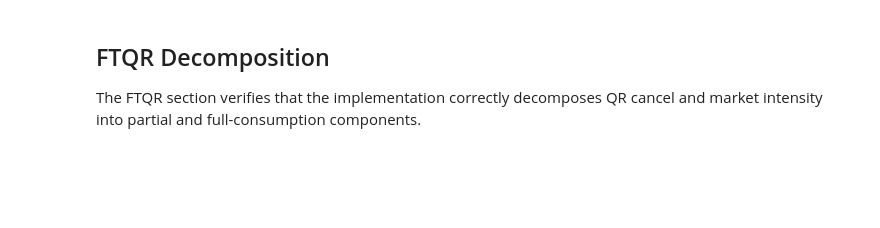
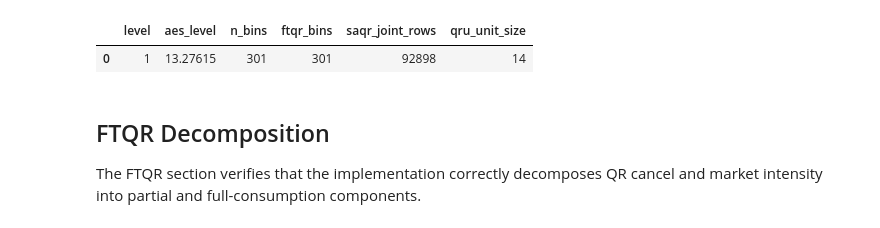
Before and after one commit to MrMay0/queue-reactive-models, a Jupyter notebook: notebooks/04_qr_model_validation.ipynb, the cells around one changed output. Saved outputs shown, nothing was run; the diff lists cells and outputs as text; code cells hidden in the pictures; blank space fills up the shorter version.

```diff
--- a/notebooks/04_qr_model_validation.ipynb
+++ b/notebooks/04_qr_model_validation.ipynb
@@ -52,0 +19,98 @@ display(summary_df)
+# %%
+from pathlib import Path
+import json
+
+import matplotlib.pyplot as plt
+import numpy as np
+import pandas as pd
+from IPython.display import Markdown, display
+from matplotlib.colors import LinearSegmentedColormap
+
+ROOT = Path.cwd()
+if ROOT.name == "notebooks":
+    ROOT = ROOT.parent
+
+PRIMARY_RESULTS_DIR = ROOT / "data/processed/remote_results/qr_model_validation"
+LEGACY_DIRS = [
+    PRIMARY_RESULTS_DIR,
+    ROOT / "data/processed/remote_results_saqr_test/qr_model_validation",
+    ROOT / "data/processed/ftqr_diagnostics",
+    ROOT / "data/processed",
+]
+AES_CROP_MAX = 30
+
+FILE_LOCATIONS = {
+    "calibration_summary.json": [
+        PRIMARY_RESULTS_DIR / "calibration_summary.json",
+        ROOT / "data/processed/remote_results_saqr_test/qr_model_validation/calibration_summary.json",
+    ],
+    "common_intensity.parquet": [
+        PRIMARY_RESULTS_DIR / "common_intensity.parquet",
+        ROOT / "data/processed/remote_results_saqr_test/qr_model_validation/common_intensity.parquet",
+    ],
+    "ftqr_intensity.parquet": [
+        PRIMARY_RESULTS_DIR / "ftqr_intensity.parquet",
+        ROOT / "data/processed/remote_results_saqr_test/qr_model_validation/ftqr_intensity.parquet",
+    ],
+    "qr_intensities.parquet": [
+        PRIMARY_RESULTS_DIR / "qr_intensities.parquet",
+        ROOT / "data/processed/qr_intensities.parquet",
+    ],
+    "saqr_aes.parquet": [
+        PRIMARY_RESULTS_DIR / "saqr_aes.parquet",
+        ROOT / "data/processed/remote_results_saqr_test/qr_model_validation/saqr_aes.parquet",
+    ],
+    "joint_size.parquet": [
+        PRIMARY_RESULTS_DIR / "joint_size.parquet",
+        ROOT / "data/processed/remote_results_saqr_test/qr_model_validation/joint_size.parquet",
+    ],
+    "eta_size_distribution.parquet": [
+        PRIMARY_RESULTS_DIR / "eta_size_distribution.parquet",
+        ROOT / "data/processed/remote_results_saqr_test/qr_model_validation/eta_size_distribution.parquet",
+    ],
+    "ftqr_small_n_table.csv": [
+        PRIMARY_RESULTS_DIR / "ftqr_small_n_table.csv",
+        ROOT / "data/processed/ftqr_diagnostics/ftqr_small_n_table.csv",
+    ],
+    "ftqr_full_consumption_probabilities.csv": [
+        PRIMARY_RESULTS_DIR / "ftqr_full_consumption_probabilities.csv",
+        ROOT / "data/processed/ftqr_diagnostics/ftqr_full_consumption_probabilities.csv",
+    ],
+    "ftqr_conditional_size_distributions.csv": [
+        PRIMARY_RESULTS_DIR / "ftqr_conditional_size_distributions.csv",
+        ROOT / "data/processed/ftqr_diagnostics/ftqr_conditional_size_distributions.csv",
+    ],
+    "qr_qru_ftqr_simulation_summary.csv": [
+        PRIMARY_RESULTS_DIR / "qr_qru_ftqr_simulation_summary.csv",
+        ROOT / "data/processed/ftqr_diagnostics/qr_qru_ftqr_simulation_summary.csv",
+    ],
+}
+
+def require_named_file(name: str) -> Path:
+    for candidate in FILE_LOCATIONS[name]:
+        if candidate.exists():
+            return candidate
+    raise FileNotFoundError(
+        f"Missing precomputed file {name}. Checked: " + ", ".join(str(path) for path in FILE_LOCATIONS[name])
+    )
+
+summary = json.loads(require_named_file("calibration_summary.json").read_text())
+common_intensity = pd.read_parquet(require_named_file("common_intensity.parquet"))
+ftqr_intensity = pd.read_parquet(require_named_file("ftqr_intensity.parquet"))
+qr_intensities = pd.read_parquet(require_named_file("qr_intensities.parquet"))
+saqr_aes = pd.read_parquet(require_named_file("saqr_aes.parquet"))
+joint_size = pd.read_parquet(require_named_file("joint_size.parquet"))
+eta_size_dist = pd.read_parquet(require_named_file("eta_size_distribution.parquet"))
+ftqr_small = pd.read_csv(require_named_file("ftqr_small_n_table.csv"))
+ftqr_full_probs = pd.read_csv(require_named_file("ftqr_full_consumption_probabilities.csv"))
+ftqr_cond_sizes = pd.read_csv(require_named_file("ftqr_conditional_size_distributions.csv"))
+ftqr_sim = pd.read_csv(require_named_file("qr_qru_ftqr_simulation_summary.csv"))
+
+resolved_df = pd.DataFrame({
+    "artifact": list(FILE_LOCATIONS.keys()),
+    "resolved_path": [str(require_named_file(name)) for name in FILE_LOCATIONS],
+})
+display(resolved_df)
+summary_df = pd.DataFrame([summary])
+display(summary_df)
+# %% [output]
@@ -53,3 +129,5 @@ display(summary_df)
+|  | level | aes_level | n_bins | ftqr_bins | saqr_joint_rows | qru_unit_size |
+| 0 | 1 | 13.27615 | 301 | 301 | 92898 | 14 |
 # %% [markdown]
 ## FTQR Decomposition
 
```
Also changed, not shown: parts of 11 cells of this notebook, 20 other files.
